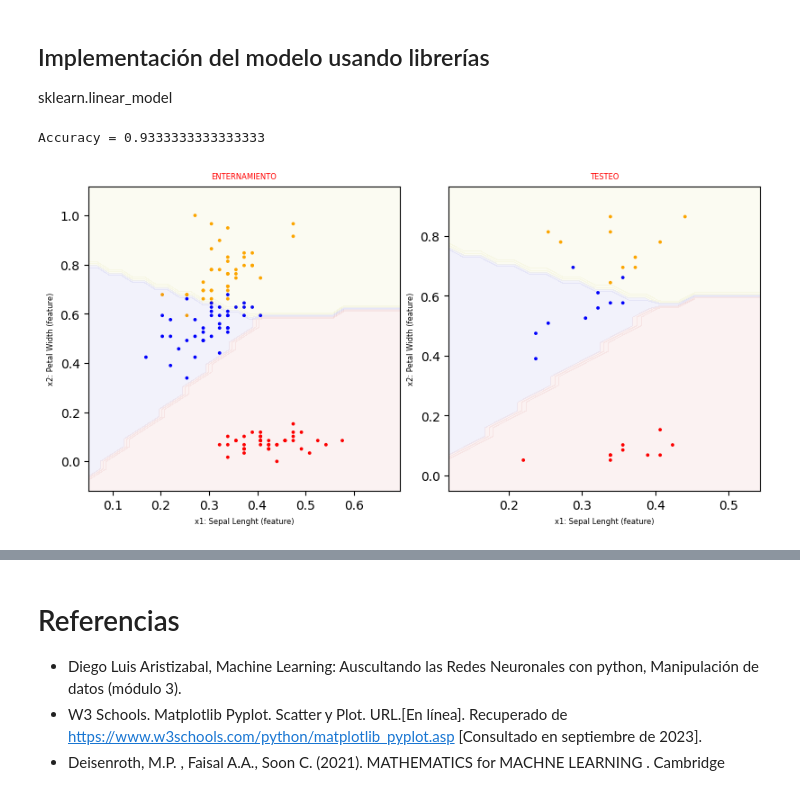
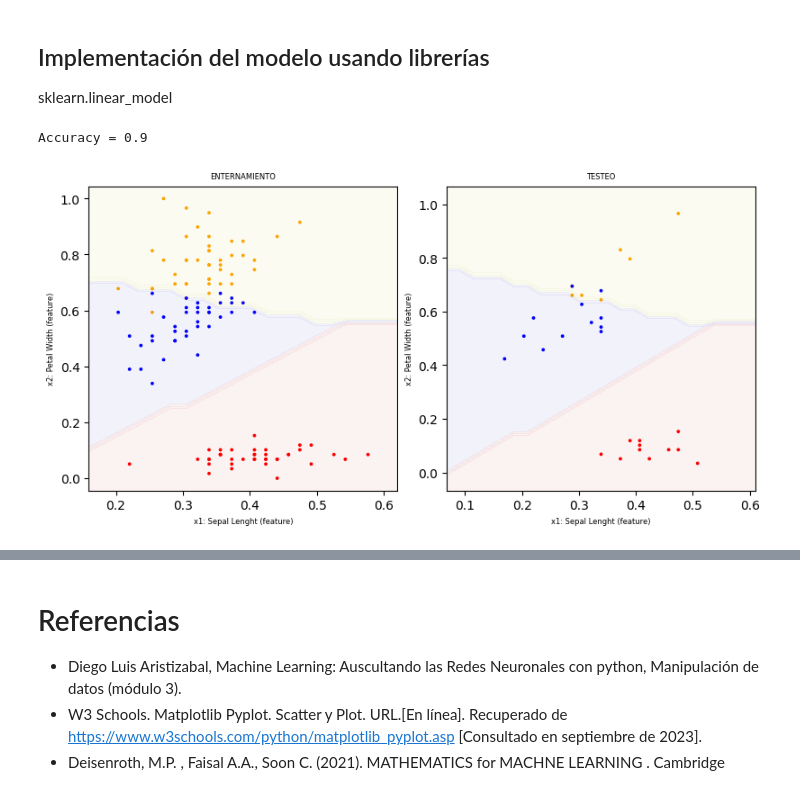
Before and after one commit to Quantum-Colombia/Course_AI, a Jupyter notebook: CourseAI_week3.ipynb, the cells around one changed output, grey strips where cells are left out. Drawn from its saved outputs; the diff is of its cells as text; code cells hidden in the pictures.

```diff
--- a/CourseAI_week3.ipynb
+++ b/CourseAI_week3.ipynb
@@ -1510,29 +1407,14 @@ Dividir el dataset para train y test
 from matplotlib.colors import ListedColormap
 from sklearn.model_selection import train_test_split
 
-
-#SEPARACION DEL DATASEt EN DOS: ENTRENAMINETO Y TESTEO
+#SEPARACION DEL DATASEt EN DOS: 80% ENTRENAMINETO Y 20% TESTEO
 """
-Se podría hacer manualmente, sin embargo para una muy buena
-separación se utilizó la librería sklearn.model_selection:
-test_size = 0.2 (80% para TRAIN y 20% para TEST)
 random_state = 21 (un entero -asegura repetir la selección aletoria-)
 """
+
 X_train, X_test, y_train, y_test = train_test_split(X, y, test_size=0.2, random_state=21, stratify=y)
 
-
-#Comprobar que todo va bien
-print("Forma (shape) de X_train: ",np.shape(X_train))
-print("Forma (shape) de y_train: ",np.shape(y_train))
-print("Forma (shape) de X_test: ",np.shape(X_test))
-print("Forma (shape) de y_test: ",np.shape(y_test))
-
-print("X_train de 0 a 10 = ", X_train[0:10])
-print("y_train de 0 a 0 = ", y_train[0:10])
-print("X_test de 0 a 10 = ", X_test[0:10])
-print("y_test de 0 a 10 = ", y_test[0:10])
-
-
+print("X_train[0:5]: ",X_train[0:5],"\n","X_test[0:5]:",X_test[0:5],"\n","y_train[0:5]:", y_train[0:5],"\n","y_test[0:5]:", y_test[0:5])
 """
 GRAFICAR
 """
@@ -1544,14 +1426,7 @@ def visualizar(X,y):
    tamano = 6
    clases = ['Iris-Setosa', 'Iris-Visicolour', 'Isis-Virginica']
    colores = ListedColormap(['red', 'blue', 'orange'])
-   """
-   Aplanar Y en vector columna con valores que identifiquen
-   las clases: Aquí se optón por valors 0, 1 y 2
-   [1 0 0] pasa a [0]
-   [0 1 0] pasa a [1]
-   [0 0 1] pasa a [2]
-   """
-   y_aplanado = np.argmax(y,axis=1)
+   y_aplanado = y
    #x2 vs x1
    scatter = ax.scatter(X[:,0], X[:,1],  c = y_aplanado, cmap=colores, s=2)
    ax.set_xlabel('x1: Sepal Lenght (feature)', fontsize=tamano)
@@ -1891,10 +1776,14 @@ from sklearn.model_selection import train_test_split
 from sklearn.linear_model import SGDClassifier
 from sklearn import metrics as ms
 
+X_train, X_test, y_train, y_test = train_test_split(X, y, test_size=0.2, random_state=21)
 
-y_train = np.argmax(y_train,axis=1)
-y_test = np.argmax(y_test,axis=1)
 
+"""
+ENRENAMIENTO CON EL USO DEL MODELO SGD
+DE LA LIBRERÍA sklearn.linear_model
+SGD: GRADIENTE ESTOCÁSTICO DESCENDENTE
+"""
 modelo_clasificador = SGDClassifier(alpha=0.001, max_iter=100, random_state=21).fit(X_train, y_train)
 #LISTO EL ENTRENAMIENTO
 
@@ -1931,32 +1820,32 @@ def visualizar(X,Y,ax,titulo):
    ax.set_title(titulo, fontsize=tamano)
    visualizar_region_decision(X,ax)
 
 
 #VISUALIZAR REGIÓN DE DECISIÓN
 def visualizar_region_decision(X,ax):
    margen = 0.2*np.max(X[0:1])
    x_min = np.amin(X[:,0]) - margen
    x_max = np.amax(X[:,0]) + margen
    y_min = np.amin(X[:,1]) - margen
    y_max = np.amax(X[:,1]) + margen
 
    ax.set_ylim(y_min, y_max)
    ax.set_xlim(x_min, x_max)
    alpha = 0.05
    colores = [(0.7, 0.0, 0.0, alpha),
                (0.0, 0.0, 0.7, alpha),
                (0.7, 0.7, 0.0, alpha)]
 
    cmap = ListedColormap(colores)
    DecisionBoundaryDisplay.from_estimator(modelo_clasificador, X, cmap=cmap, ax=ax,response_method="predict")
 
 titulo = "ENTERNAMIENTO"
 visualizar(X_train,y_train,ax[0],titulo)
 
 titulo = "TESTEO"
 visualizar(X_test,y_test,ax[1],titulo)
 
 plt.show()
 # %% [output]
-Accuracy = 0.9333333333333333
+Accuracy = 0.9
-[figure, old version]
+[figure, new version]
```
Also changed, not shown: parts of 30 cells of this notebook.
